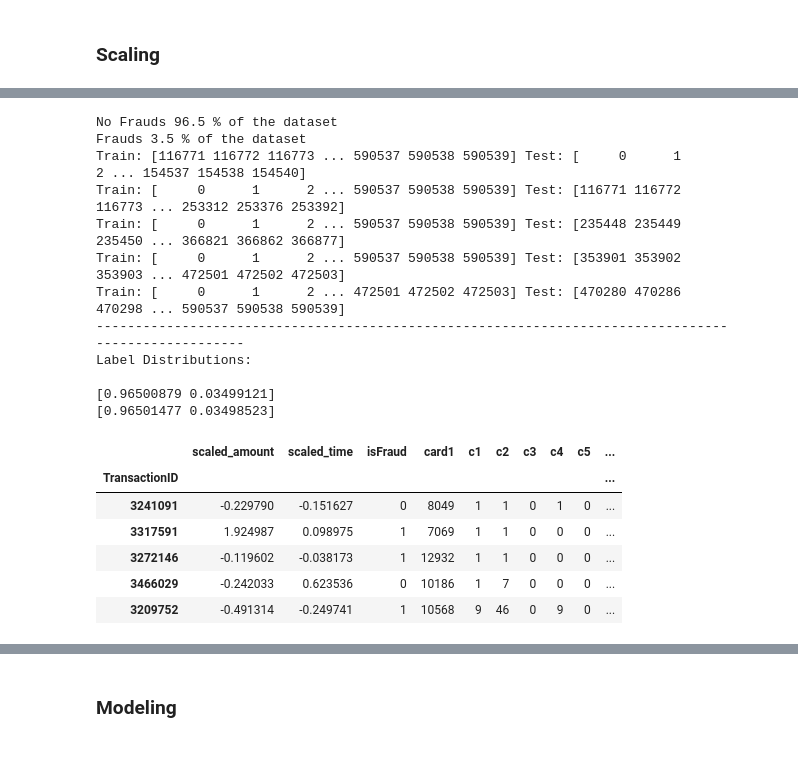
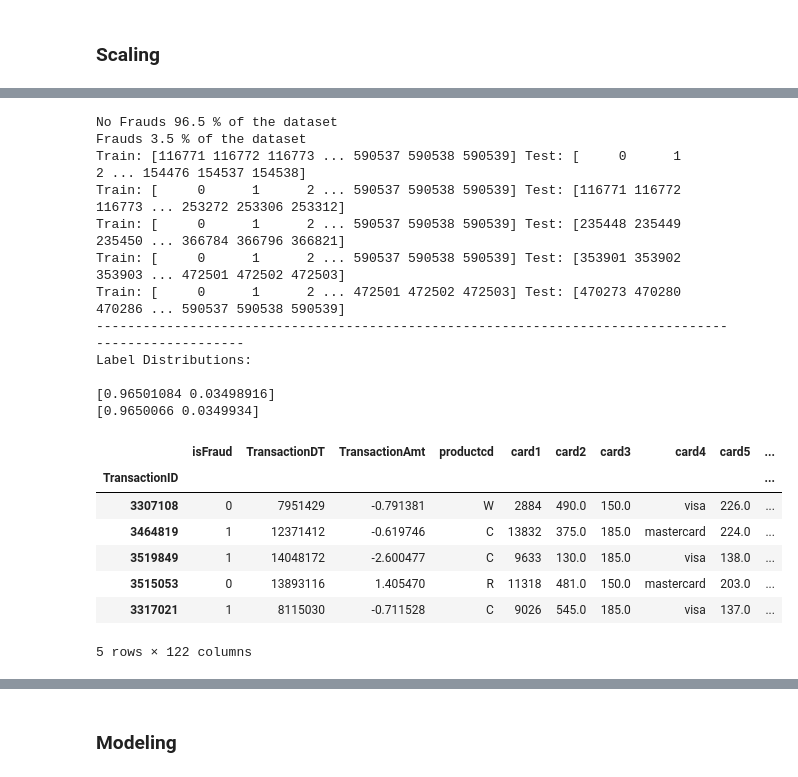
Before and after one commit to rajitkumar23/-Credit-Card-Fraud-Detection, a Jupyter notebook: Project.ipynb, the cells around one changed output, grey strips where cells are left out. Saved outputs shown, nothing was run; the diff lists cells and outputs as text; code cells hidden in the pictures.

```diff
--- a/Project.ipynb
+++ b/Project.ipynb
@@ -112,3 +220,15 @@ Index(['isFraud', 'TransactionDT', 'TransactionAmt', 'card1', 'c1', 'c2', 'c3',
+# %%
+# Log Transfor
+log_cols = ['TransactionAmt',
+            'dist1',
+            'dist2',
+] + ['c%d' % i for i in range(1,15)]
+
+non_log_cols = [c for c in numeric_cols if c not in log_cols]
+# %%
+for c in log_cols:
+    train[c] = train[c].apply(lambda x: np.log10(x+1e-1))
+    test[c] = test[c].apply(lambda x: np.log10(x+1e-1))
 # %% [markdown]
 ### Check Whether the data is balance or not
 # %%
@@ -154,12 +253,8 @@ plt.show()
 # Since most of our data has already been scaled we should scale the columns that are left to scale (Amount and Time)
 from sklearn.preprocessing import StandardScaler, RobustScaler
 
-# RobustScaler is less prone to outliers.
-
-std_scaler = StandardScaler()
-rob_scaler = RobustScaler()
-
-df['scaled_amount'] = rob_scaler.fit_transform(df['TransactionAmt'].values.reshape(-1,1))
-df['scaled_time'] = rob_scaler.fit_transform(df['TransactionDT'].values.reshape(-1,1))
-
-df.drop(['TransactionDT','TransactionAmt'], axis=1, inplace=True)
+def standardize_numeric(train, test, cols):
+    ss = StandardScaler()
+    train[cols] = ss.fit_transform(train[cols])
+    test[cols] = ss.fit_transform(test[cols])
+    return train, test
@@ -185,13 +261,15 @@ df.head()
+# %%
+train, test = standardize_numeric(train, test, non_log_cols+log_cols)
 # %%
 from sklearn.model_selection import KFold, StratifiedKFold
 from sklearn.model_selection import train_test_split
 from sklearn.model_selection import StratifiedShuffleSplit
 
-print('No Frauds', round(df['isFraud'].value_counts()[0]/len(df) * 100,2), '% of the dataset')
-print('Frauds', round(df['isFraud'].value_counts()[1]/len(df) * 100,2), '% of the dataset')
+print('No Frauds', round(train['isFraud'].value_counts()[0]/len(train) * 100,2), '% of the dataset')
+print('Frauds', round(train['isFraud'].value_counts()[1]/len(train) * 100,2), '% of the dataset')
 
-X = df.drop('isFraud', axis=1)
-y = df['isFraud']
+X = train.drop('isFraud', axis=1)
+y = train['isFraud']
 
 sss = StratifiedKFold(n_splits=5, random_state=None, shuffle=False)
 
@@ -223,38 +301,39 @@ print(test_counts_label/ len(original_ytest))
 # %% [output]
 No Frauds 96.5 % of the dataset
 Frauds 3.5 % of the dataset
-Train: [116771 116772 116773 ... 590537 590538 590539] Test: [     0      1      2 ... 154537 154538 154540]
-Train: [     0      1      2 ... 590537 590538 590539] Test: [116771 116772 116773 ... 253312 253376 253392]
-Train: [     0      1      2 ... 590537 590538 590539] Test: [235448 235449 235450 ... 366821 366862 366877]
+Train: [116771 116772 116773 ... 590537 590538 590539] Test: [     0      1      2 ... 154476 154537 154538]
+Train: [     0      1      2 ... 590537 590538 590539] Test: [116771 116772 116773 ... 253272 253306 253312]
+Train: [     0      1      2 ... 590537 590538 590539] Test: [235448 235449 235450 ... 366784 366796 366821]
 Train: [     0      1      2 ... 590537 590538 590539] Test: [353901 353902 353903 ... 472501 472502 472503]
-Train: [     0      1      2 ... 472501 472502 472503] Test: [470280 470286 470298 ... 590537 590538 590539]
+Train: [     0      1      2 ... 472501 472502 472503] Test: [470273 470280 470286 ... 590537 590538 590539]
 ----------------------------------------------------------------------------------------------------
 Label Distributions:
 
-[0.96500879 0.03499121]
-[0.96501477 0.03498523]
+[0.96501084 0.03498916]
+[0.9650066 0.0349934]
 # %%
 # Since our classes are highly skewed we should make them equivalent in order to have a normal distribution of the classes.
 
 # Lets shuffle the data before creating the subsamples
 
-df = df.sample(frac=1)
+train = train.sample(frac=1)
 
 # amount of fraud classes 492 rows.
-fraud_df = df.loc[df['isFraud'] == 1]
-non_fraud_df = df.loc[df['isFraud'] == 0][:20663]
+fraud_train = train.loc[train['isFraud'] == 1]
+non_fraud_train = train.loc[train['isFraud'] == 0][:20663]
 
-normal_distributed_df = pd.concat([fraud_df, non_fraud_df])
+normal_distributed_train = pd.concat([fraud_train, non_fraud_train])
 
 # Shuffle dataframe rows
-new_df = normal_distributed_df.sample(frac=1, random_state=42)
+new_train = normal_distributed_train.sample(frac=1, random_state=42)
 
-new_df.head()
+new_train.head()
 # %% [output]
-|  | scaled_amount | scaled_time | isFraud | card1 | c1 | c2 | c3 | c4 | c5 | ... |
+|  | isFraud | TransactionDT | TransactionAmt | productcd | card1 | card2 | card3 | card4 | card5 | ... |
 | TransactionID |  |  |  |  |  |  |  |  |  | ... |
-| 3241091 | -0.229790 | -0.151627 | 0 | 8049 | 1 | 1 | 0 | 1 | 0 | ... |
-| 3317591 | 1.924987 | 0.098975 | 1 | 7069 | 1 | 1 | 0 | 0 | 0 | ... |
-| 3272146 | -0.119602 | -0.038173 | 1 | 12932 | 1 | 1 | 0 | 0 | 0 | ... |
-| 3466029 | -0.242033 | 0.623536 | 0 | 10186 | 1 | 7 | 0 | 0 | 0 | ... |
-| 3209752 | -0.491314 | -0.249741 | 1 | 10568 | 9 | 46 | 0 | 9 | 0 | ... |
+| 3307108 | 0 | 7951429 | -0.791381 | W | 2884 | 490.0 | 150.0 | visa | 226.0 | ... |
+| 3464819 | 1 | 12371412 | -0.619746 | C | 13832 | 375.0 | 185.0 | mastercard | 224.0 | ... |
+| 3519849 | 1 | 14048172 | -2.600477 | C | 9633 | 130.0 | 185.0 | visa | 138.0 | ... |
+| 3515053 | 0 | 13893116 | 1.405470 | R | 11318 | 481.0 | 150.0 | mastercard | 203.0 | ... |
+| 3317021 | 1 | 8115030 | -0.711528 | C | 9026 | 545.0 | 185.0 | visa | 137.0 | ... |
+5 rows × 122 columns
```
Also changed, not shown: parts of 78 cells of this notebook.
